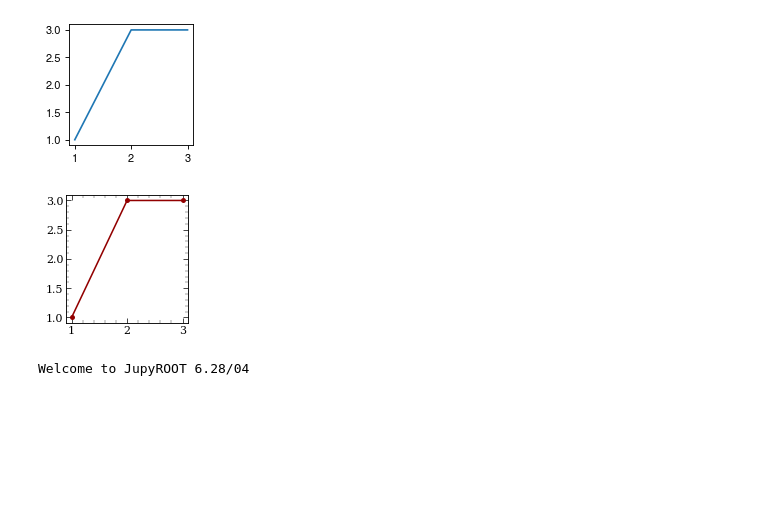
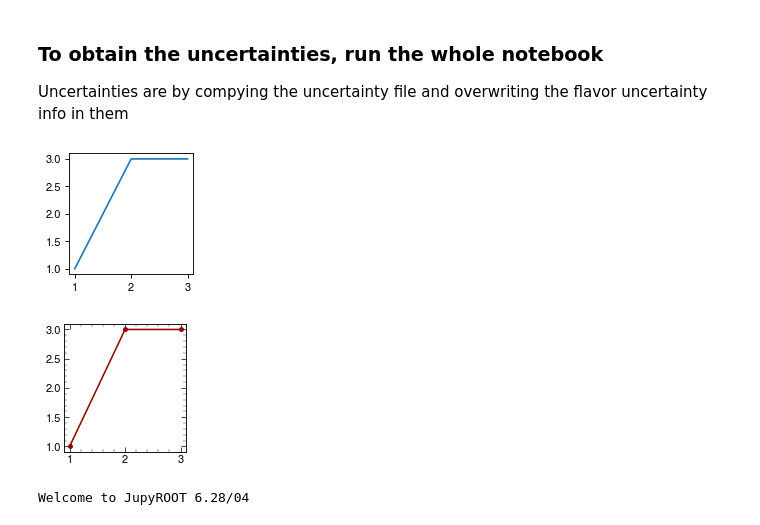
Before and after one commit to AndrissP/JMECoffea, a Jupyter notebook: flavor_fractions_and_uncertainties.ipynb, the cells around one changed output. Cells and saved outputs as stored; diff of their text form; code cells hidden in the pictures; blank space fills up the shorter version.

```diff
--- a/flavor_fractions_and_uncertainties.ipynb
+++ b/flavor_fractions_and_uncertainties.ipynb
@@ -1,3 +1,7 @@
+# %% [markdown]
+### To obtain the uncertainties, run the whole notebook
+
+Uncertainties are by compying the uncertainty file and overwriting the flavor uncertainty info in them
 # %%
 ### Print not only the last line in a cell
 from IPython.core.interactiveshell import InteractiveShell
@@ -19,35 +23,35 @@ import os
 
 # ak_path = '/afs/cern.ch/user/a/anpotreb/top/JERC/local-packages/'
 
 # if ak_path not in sys.path:
 #     sys.path.insert(0,ak_path)
 
 import numpy as np
 import matplotlib.pyplot as plt
 import matplotlib as mpl
 from coffea import util
 from helpers import hist_mult, hist_add
 from plotters.pltStyle import pltStyle
 from correction_fitter import correction_fitter
 import mplhep as hep
 pltStyle('hep')
 
 #### some newer versions of pyplot and mplhep, aren't good friends with jupyter
 #### To make the plots be formatted directly well, we need to make a dummy plot and rerun the import
 ### (a very silly solution)
 plt.figure(num=None, figsize=(2, 2), dpi=80)
 plt.plot([1,2,3],[1,3,3])
 import matplotlib.pyplot as plt
 pltStyle('hep', font_frac=1.05) #
 plt.rcParams['legend.labelspacing']*0.45
-plt.rcParams['figure.subplot.right'] = 0.96
+plt.rcParams['figure.subplot.right'] = 0.955
 # from collections.abc import Iterable
 # %matplotlib notebook
 # %matplotlib notebook
 1;
 # %% [output]
 [figure]
-[figure, old version]
+[figure, new version]
 # %%
 from helpers import sum_neg_pos_eta, rebin_hist, get_xsec_dict, get_flavor_antiflavor_list
 from JetEtaBins import JetEtaBins, PtBins
```
Also changed, not shown: parts of 14 cells of this notebook, 9 other files.
